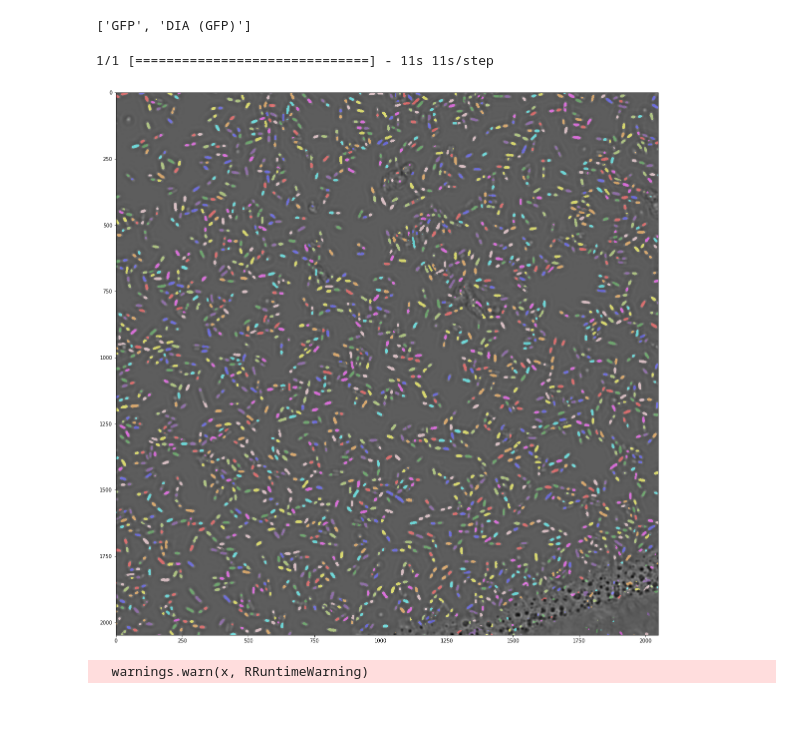
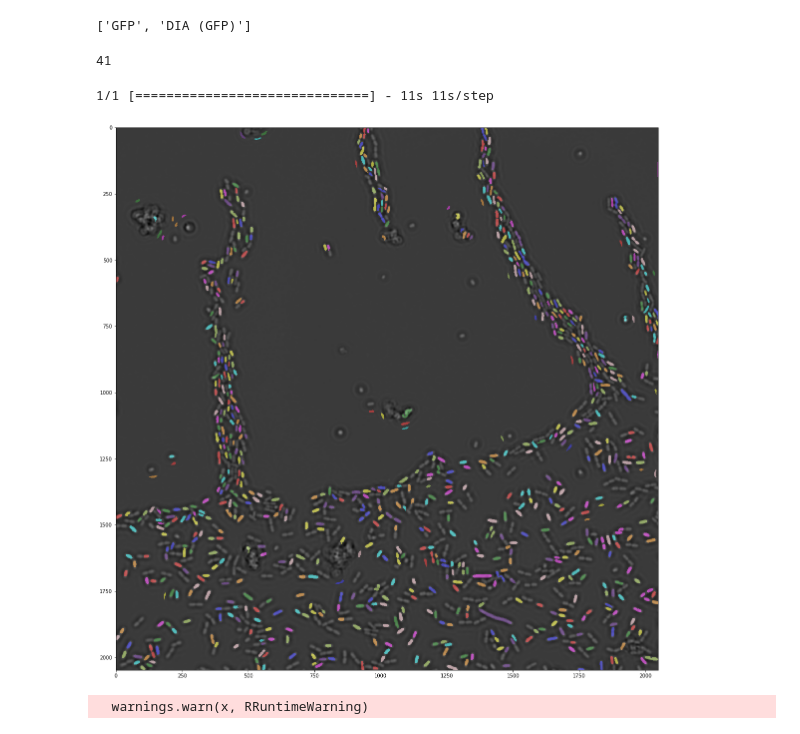
Before and after one commit to guiwitz/DeepPlateSegmenter, a Jupyter notebook: deep_plate_analysis.ipynb, the cells around one changed output. Cells and saved outputs as stored; diff of their text form; code cells hidden in the pictures.

```diff
--- a/deep_plate_analysis.ipynb
+++ b/deep_plate_analysis.ipynb
@@ -29,7 +26,7 @@ Using TensorFlow backend.
 folder = '/scicore/home/nimwegen/urchuegu/projects/prj_noise_across_conditions_main/cell_size/data/20170126/201710126_lowerbound/'
 # %%
 #weights_folder  = '/Users/guillaume/Desktop/PostdocBasel/PlateSegmenter_Python_Git/DeepPlate/Learn201710126/'
-weights_folder  = '/scicore/home/nimwegen/witzg/DeepLearningData/Learn20170126/'
+weights_folder  = '/scicore/home/nimwegen/witzg/DeepLearningData/Learn20170126_subsetrot/'
 # %%
 folder_to_save = '/scicore/home/nimwegen/witzg/DeepPlateAnalysis/'
 # %%
@@ -51,16 +48,20 @@ imgs_train, imgs_mask_train, imgs_weight_train = ps.load_train_data(weights_fold
 # %%
 #get metadata
 z_step = MMobj.get_zstep()
-positions, well = ps.get_position_names(MMobj)
+positions, well = MMobj.get_position_names()
 well_index = np.ravel([[x for x in range(well.shape[0]) if well[x] in y] for y in positions])
 well_str = well[well_index]
+# %%
+positions.index("C3-Site_1")
+# %% [output]
+41
 # %%
 #create folder to save data
 if not os.path.exists(folder_to_save):
     os.makedirs(folder_to_save)
 
 #do the segmentation
-for i in range(40,41):#range(len(positions)):
+for i in range(41,42):#range(len(positions)):
 
     #load bf stack
     stack = MMobj.get_stack(frame=0,channel=bf_ch,position=i, compress = 1)
@@ -78,39 +79,39 @@ for i in range(40,41):#range(len(positions)):
 
     #threshold deepe learning segmentation and clean resulting mask
     plate_im_mask2 = plate_im_mask.copy()
-    plate_im_mask2[plate_im_mask2<0.5]=0
-    plate_im_mask2[plate_im_mask2>0.5]=1
+    plate_im_mask2[plate_im_mask2<0.1]=0
+    plate_im_mask2[plate_im_mask2>0.1]=1
 
     masklab = morphology.label(plate_im_mask2)
     cellinfo = regionprops(masklab)
     newMask = np.zeros(masklab.shape)
     for c in cellinfo:
-        if (c.label>0)&(c.area>10)&(c.area<10000):
+        if (c.label>0)&(c.area>100)&(c.area<10000)&(c.solidity>0.8)&(c.eccentricity>0.6):
             newMask[masklab==c.label]=1
 
     #load fluo image
     im_fluo = MMobj.get_stack(frame=0,channel=fluo_ch,position=i, compress = 1)[:,:,0]
     #calculate local properties
     cell_info = regionprops(label(newMask),im_fluo)
 
     mean_int = [x.mean_intensity for x in cell_info]
     posx = [x.centroid[0] for x in cell_info]
     posy = [x.centroid[1] for x in cell_info]
     #create a dataframe
     cell_struct = {'mean_fluo':mean_int,'posx': posx, 'posy': posy}
     cell_frame = pd.DataFrame(cell_struct)
 
     cell_frame.to_csv(folder_to_save+positions[i]+'.csv')
 
     #save image
     fig, ax = plt.subplots(figsize=(20,20))
     plt.imshow(correlated_norm_gauss,cmap='gray')
-    plt.imshow(label2rgb(label(plate_im_mask2),bg_label=0),alpha = 0.4)
+    plt.imshow(label2rgb(label(newMask),bg_label=0),alpha = 0.4)
     plt.show()
     fig.savefig(folder_to_save+positions[i]+'seg.png')
 # %% [output]
 1/1 [==============================] - 11s 11s/step
-[figure, old version]
+[figure, new version]
 # %%
 %%R -i cell_frame,folder_to_save -w 300 -h 300 -u px
 x<-ggplot(NULL)+
```
Also changed, not shown: parts of 8 cells of this notebook, 4 other files.
